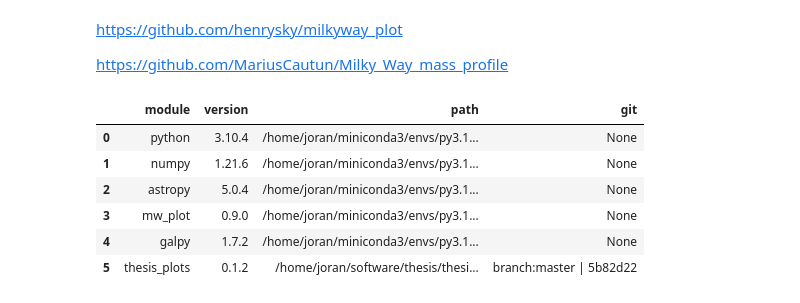
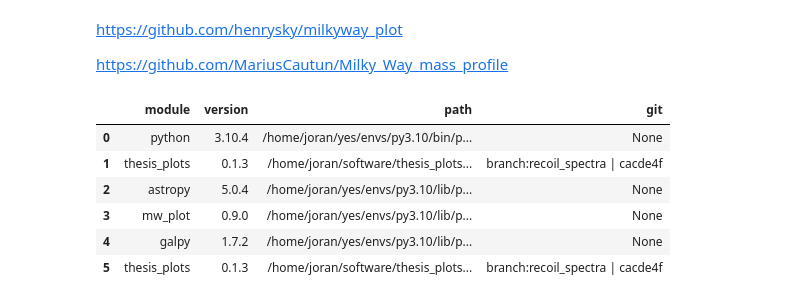
Before and after one commit to XAMS-nikhef/thesis_plots, a Jupyter notebook: notebooks/Rotation_curve_milkiway.ipynb, the cells around one changed output. Saved outputs shown, nothing was run; the diff lists cells and outputs as text; code cells hidden in the pictures.

```diff
--- a/notebooks/Rotation_curve_milkiway.ipynb
+++ b/notebooks/Rotation_curve_milkiway.ipynb
@@ -5,14 +5,18 @@ https://github.com/MariusCautun/Milky_Way_mass_profile
 # %%
 # !pip install astropy mw_plot
 # %%
-# import straxen
-# straxen.print_versions('numpy astropy mw_plot galpy thesis_plots'.split())
+import thesis_plots
+thesis_plots.print_versions(
+    'thesis_plots astropy mw_plot galpy thesis_plots'.split(),
+    return_string=False,
+    print_output=False,
+    )
 # %% [output]
 |  | module | version | path | git |
-| 0 | python | 3.10.4 | /home/joran/miniconda3/envs/py3.1... | None |
-| 1 | numpy | 1.21.6 | /home/joran/miniconda3/envs/py3.1... | None |
-| 2 | astropy | 5.0.4 | /home/joran/miniconda3/envs/py3.1... | None |
-| 3 | mw_plot | 0.9.0 | /home/joran/miniconda3/envs/py3.1... | None |
-| 4 | galpy | 1.7.2 | /home/joran/miniconda3/envs/py3.1... | None |
-| 5 | thesis_plots | 0.1.2 | /home/joran/software/thesis/thesi... | branch:master | 5b82d22 |
+| 0 | python | 3.10.4 | /home/joran/yes/envs/py3.10/bin/p... | None |
+| 1 | thesis_plots | 0.1.3 | /home/joran/software/thesis_plots... | branch:recoil_spectra | cacde4f |
+| 2 | astropy | 5.0.4 | /home/joran/yes/envs/py3.10/lib/p... | None |
+| 3 | mw_plot | 0.9.0 | /home/joran/yes/envs/py3.10/lib/p... | None |
+| 4 | galpy | 1.7.2 | /home/joran/yes/envs/py3.10/lib/p... | None |
+| 5 | thesis_plots | 0.1.3 | /home/joran/software/thesis_plots... | branch:recoil_spectra | cacde4f |
 # %%
```
Also changed, not shown: parts of 2 cells of this notebook, 21 other files.
